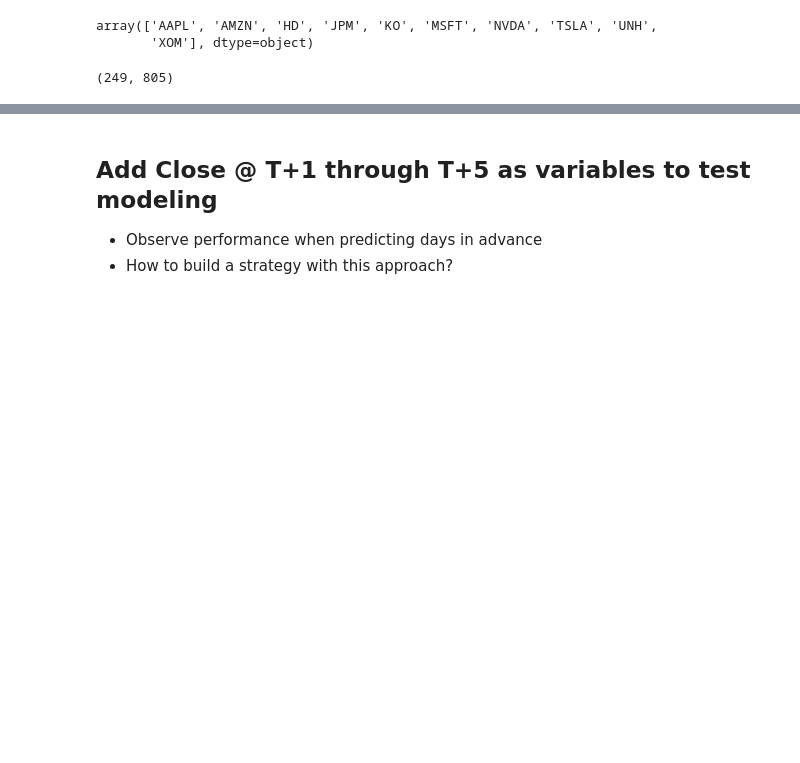
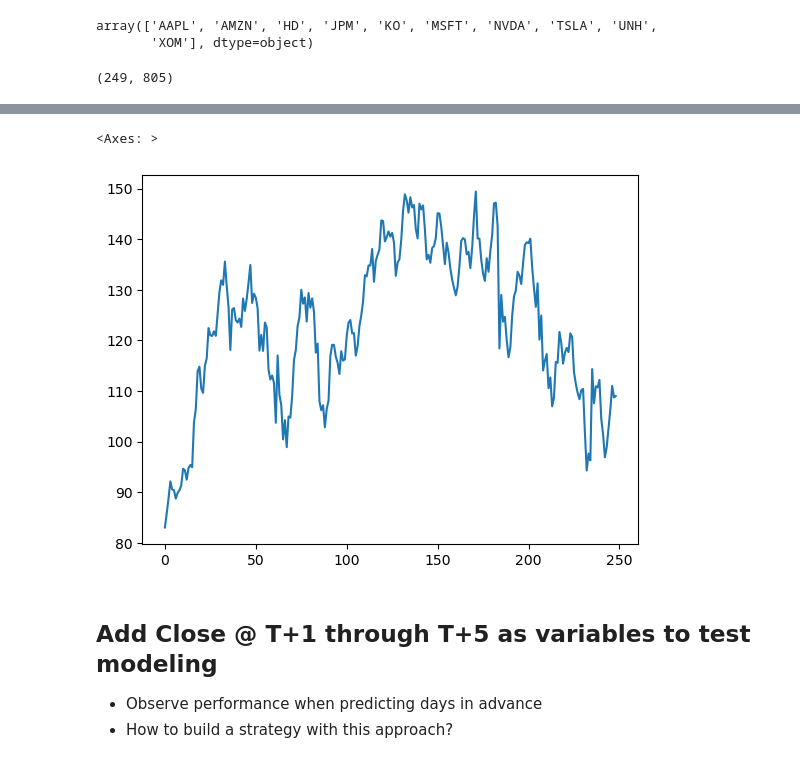
Before and after one commit to asacco-97/multimodal-stock-ranking, a Jupyter notebook: notebooks/gbm_multiple_targets.ipynb, the cells around one changed output, grey strips where cells are left out. Cells and saved outputs as stored; diff of their text form; code cells hidden in the pictures; blank space fills up the shorter version.

```diff
--- a/notebooks/gbm_multiple_targets.ipynb
+++ b/notebooks/gbm_multiple_targets.ipynb
@@ -50,4 +50,9 @@ df.tail()
 5 rows × 805 columns
+# %%
+df["close"].plot()
+# %% [output]
+<Axes: >
+[figure, added]
 # %% [markdown]
 ## Add Close @ T+1 through T+5 as variables to test modeling
 - Observe performance when predicting days in advance
```
Also changed, not shown: parts of 20 cells of this notebook, 1 other file.
